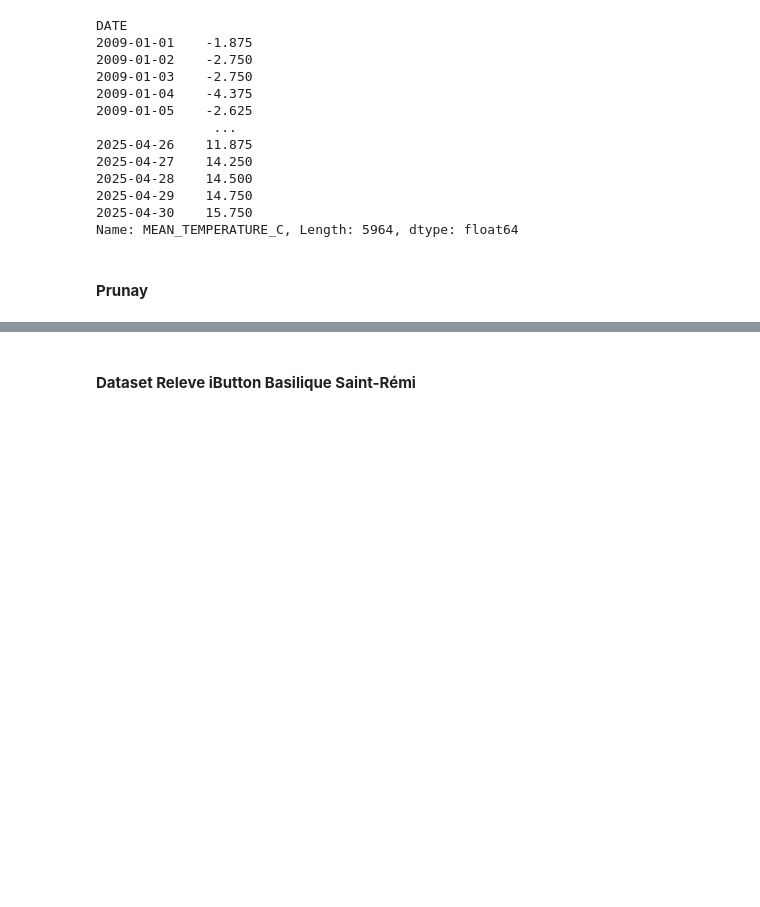
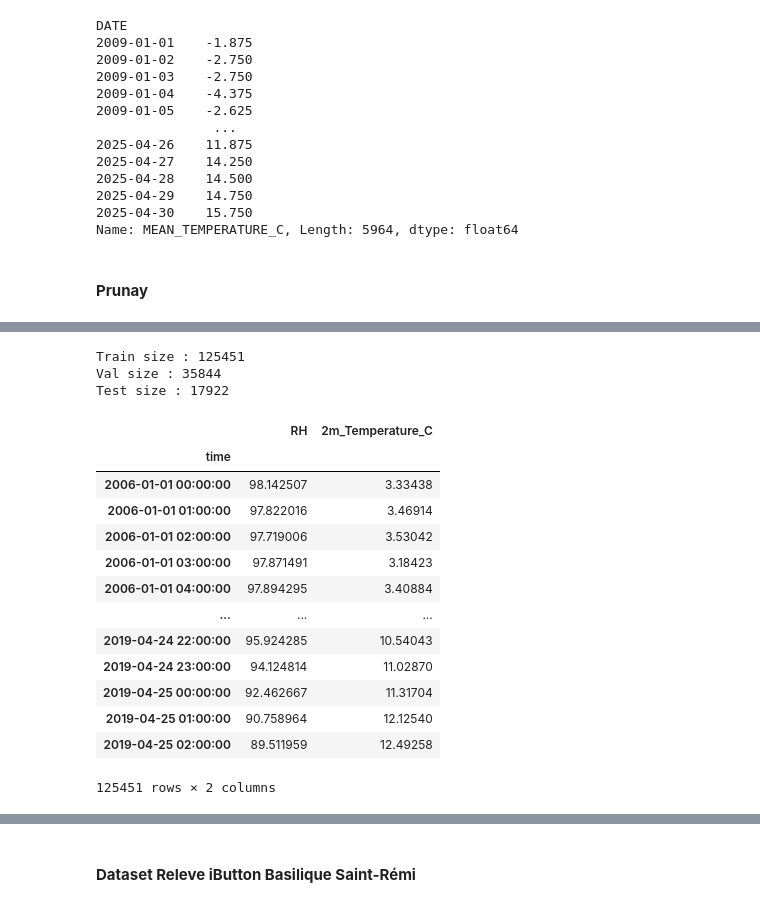
Before and after one commit to kubit07/data_analyse_DRIAS, a Jupyter notebook: bidirectional_lstm_model.ipynb, the cells around one changed output, grey strips where cells are left out. Saved outputs shown, nothing was run; the diff lists cells and outputs as text; code cells hidden in the pictures; blank space fills up the shorter version.

```diff
--- a/bidirectional_lstm_model.ipynb
+++ b/bidirectional_lstm_model.ipynb
@@ -284,0 +334,28 @@ Index(['time', 'latitude', 'longitude', '10m-U_wind_ms', '10m-V_wind_ms',
+# %%
+data_prunay = data_prunay[["2m_Temperature_K", "RH"]].copy()
+# %%
+data_prunay['2m_Temperature_C'] = data_prunay['2m_Temperature_K'] - 273.15
+data_prunay.drop(['2m_Temperature_K'], axis=1, inplace=True)
+# %%
+dl_train_data_prunay, dl_val_data_prunay, dl_test_data_prunay = split_dataframe(data_prunay)
+# %% [output]
+Train size : 125451
+Val size : 35844
+Test size : 17922
+# %%
+dl_train_data_prunay
+# %% [output]
+|  | RH | 2m_Temperature_C |
+| time |  |  |
+| 2006-01-01 00:00:00 | 98.142507 | 3.33438 |
+| 2006-01-01 01:00:00 | 97.822016 | 3.46914 |
+| 2006-01-01 02:00:00 | 97.719006 | 3.53042 |
+| 2006-01-01 03:00:00 | 97.871491 | 3.18423 |
+| 2006-01-01 04:00:00 | 97.894295 | 3.40884 |
+| ... | ... | ... |
+| 2019-04-24 22:00:00 | 95.924285 | 10.54043 |
+| 2019-04-24 23:00:00 | 94.124814 | 11.02870 |
+| 2019-04-25 00:00:00 | 92.462667 | 11.31704 |
+| 2019-04-25 01:00:00 | 90.758964 | 12.12540 |
+| 2019-04-25 02:00:00 | 89.511959 | 12.49258 |
+125451 rows × 2 columns
```
Also changed, not shown: parts of 61 cells of this notebook, 1 other file.
